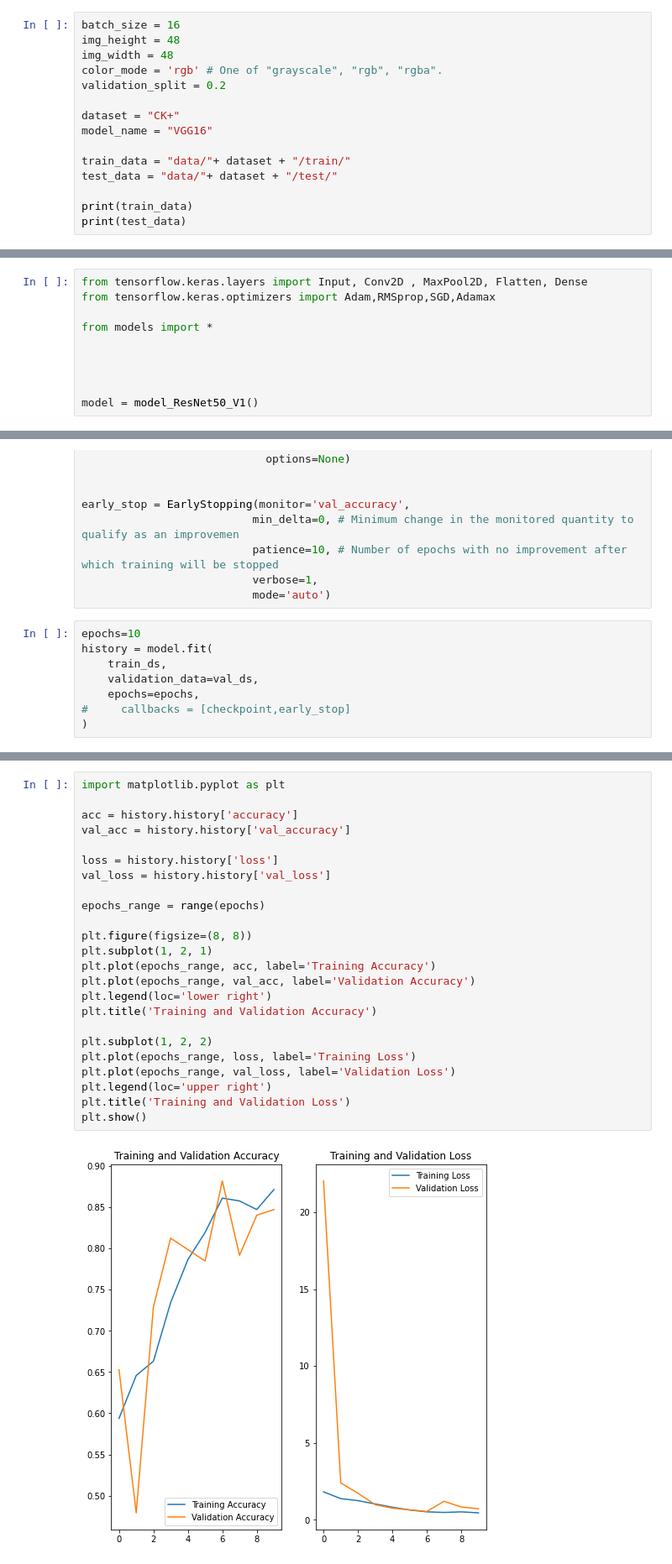
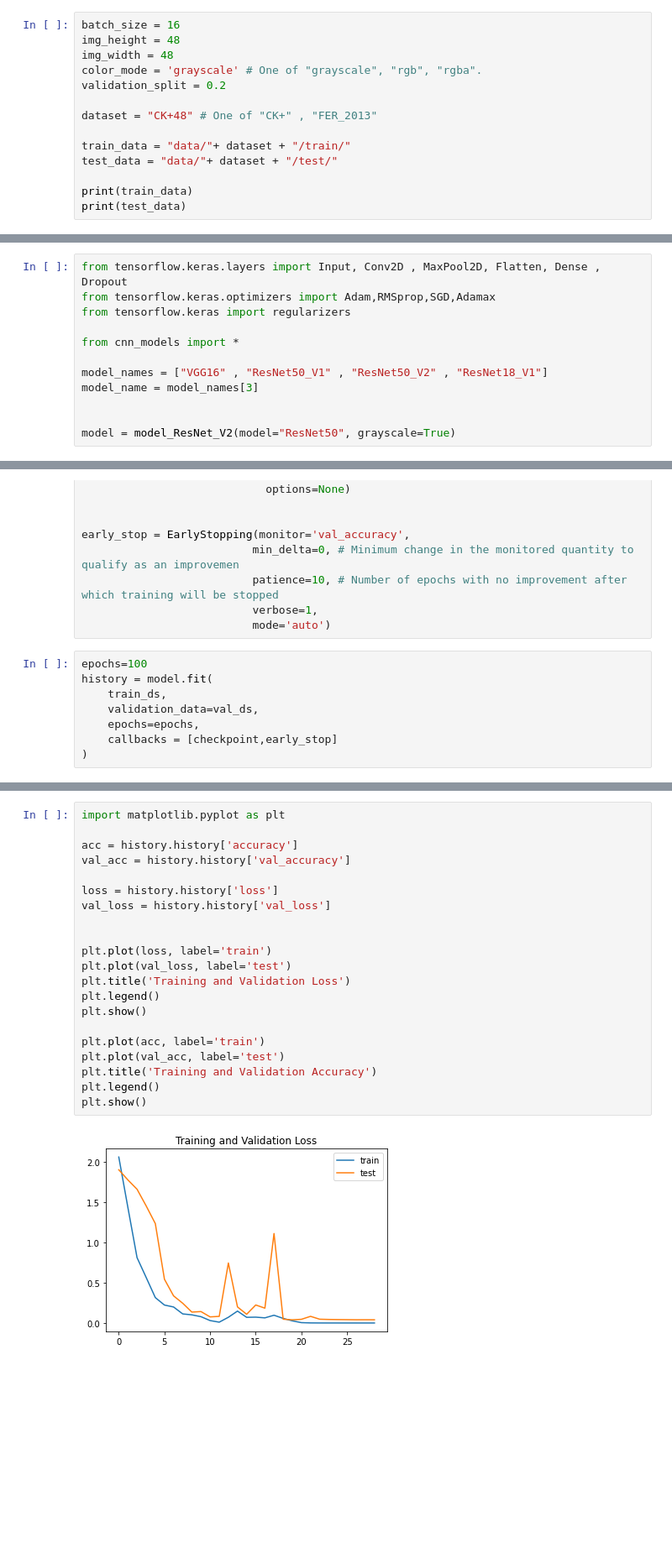
Before and after one commit to AndrzejMiskow/FER-with-Attention-and-Objective-Activation-Functions, a Jupyter notebook: traning.ipynb, the cells around one changed output, grey strips where cells are left out. Shown at 84% size. Cells and saved outputs as stored; diff of their text form; blank space fills up the shorter version.

Commit message:
Created function to be able to call resnet 50 , 101 , 152 from ResNet V1 and V2, fixed confusion matrix code and trained implementation on CK+48

```diff
--- a/traning.ipynb
+++ b/traning.ipynb
@@ -23,11 +23,10 @@ Define paramters for the data loaders
 batch_size = 16
 img_height = 48
 img_width = 48
-color_mode = 'rgb' # One of "grayscale", "rgb", "rgba".
+color_mode = 'grayscale' # One of "grayscale", "rgb", "rgba".
 validation_split = 0.2
 
-dataset = "CK+"
-model_name = "VGG16"
+dataset = "CK+48" # One of "CK+" , "FER_2013"
 
 train_data = "data/"+ dataset + "/train/"
 test_data = "data/"+ dataset + "/test/"
@@ -92,12 +90,14 @@ val_ds = val_ds.cache().prefetch(buffer_size=AUTOTUNE)
 # %% [markdown]
 # Creating the Model
 # %%
-from tensorflow.keras.layers import Input, Conv2D , MaxPool2D, Flatten, Dense
+from tensorflow.keras.layers import Input, Conv2D , MaxPool2D, Flatten, Dense , Dropout
 from tensorflow.keras.optimizers import Adam,RMSprop,SGD,Adamax
+from tensorflow.keras import regularizers
 
-from models import *
+from cnn_models import *
+
+model_names = ["VGG16" , "ResNet50_V1" , "ResNet50_V2" , "ResNet18_V1"]
+model_name = model_names[3]
 
 
-
-
-model = model_ResNet50_V1()
+model = model_ResNet_V2(model="ResNet50", grayscale=True)
@@ -169,11 +167,11 @@ early_stop = EarlyStopping(monitor='val_accuracy',
                           verbose=1,
                           mode='auto')
 # %%
-epochs=10
+epochs=100
 history = model.fit(
     train_ds,
     validation_data=val_ds,
     epochs=epochs,
-#     callbacks = [checkpoint,early_stop]
+    callbacks = [checkpoint,early_stop]
 )
 # %% [output]
@@ -200,26 +195,23 @@ Epoch 10/10
 # %%
 import matplotlib.pyplot as plt
 
 acc = history.history['accuracy']
 val_acc = history.history['val_accuracy']
 
 loss = history.history['loss']
 val_loss = history.history['val_loss']
 
-epochs_range = range(epochs)
 
-plt.figure(figsize=(8, 8))
-plt.subplot(1, 2, 1)
-plt.plot(epochs_range, acc, label='Training Accuracy')
-plt.plot(epochs_range, val_acc, label='Validation Accuracy')
-plt.legend(loc='lower right')
+plt.plot(loss, label='train')
+plt.plot(val_loss, label='test')
+plt.title('Training and Validation Loss')
+plt.legend()
+plt.show()
+
+plt.plot(acc, label='train')
+plt.plot(val_acc, label='test')
 plt.title('Training and Validation Accuracy')
-
-plt.subplot(1, 2, 2)
-plt.plot(epochs_range, loss, label='Training Loss')
-plt.plot(epochs_range, val_loss, label='Validation Loss')
-plt.legend(loc='upper right')
-plt.title('Training and Validation Loss')
+plt.legend()
 plt.show()
 # %% [output]
-[figure, old version]
+[figure, new version]
```
Also changed, not shown: parts of 11 cells of this notebook, 4 other files.
